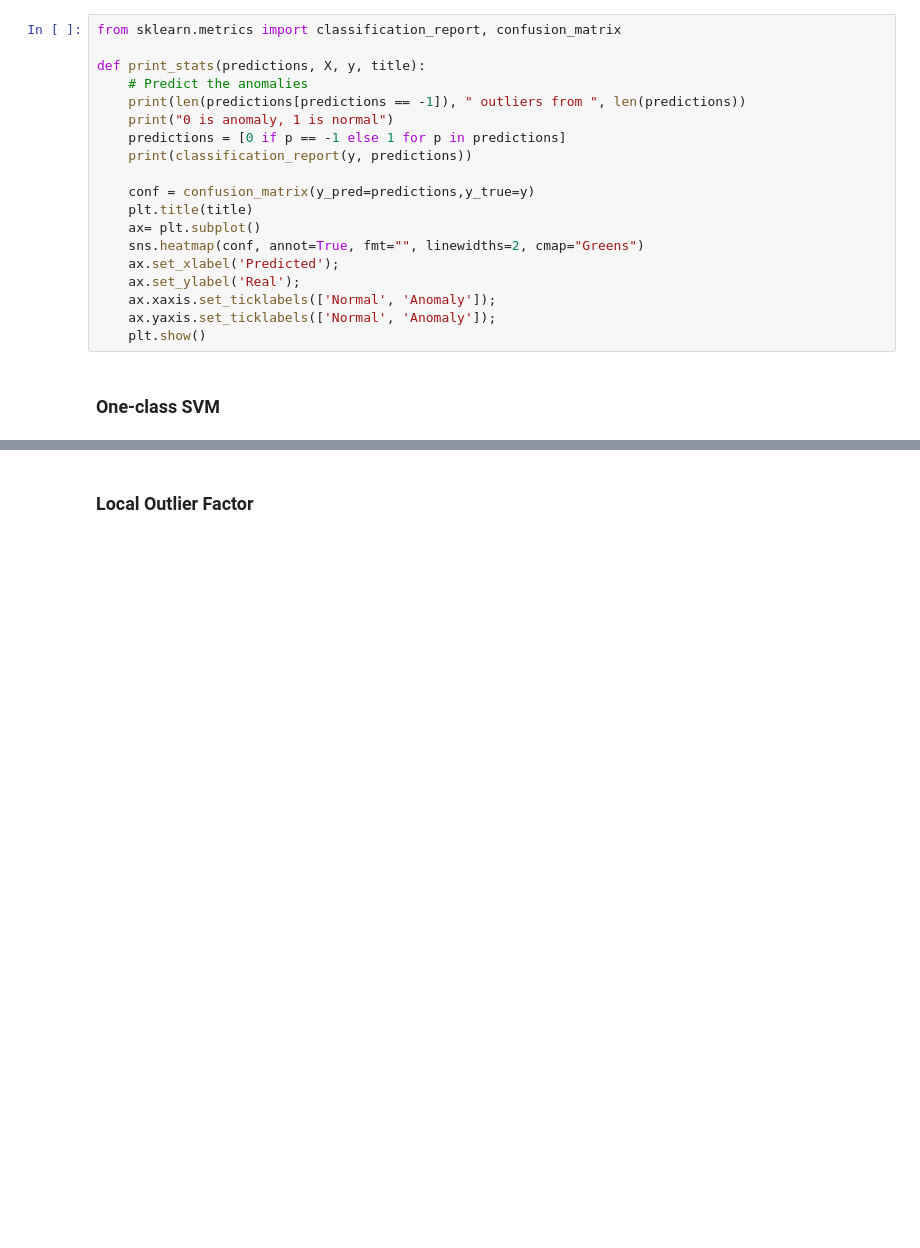
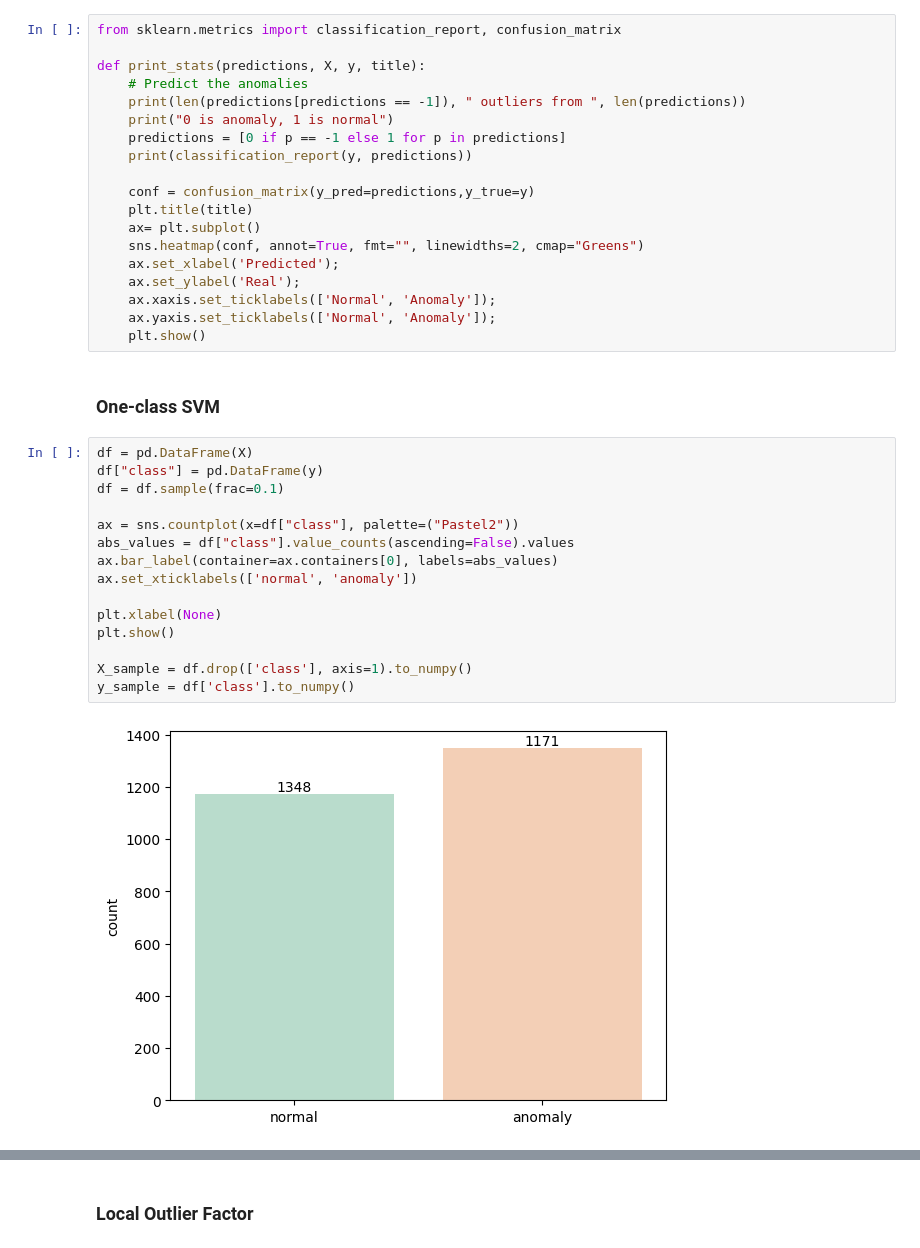
Before and after one commit to phoenixday/ml-algorithms, a Jupyter notebook: network-anomaly-detection.ipynb, the cells around one changed output, grey strips where cells are left out. Drawn from its saved outputs; the diff is of its cells as text; blank space fills up the shorter version.

Commit message:
Kaggle Notebook | Network Anomaly Detection | Version 7

```diff
--- a/network-anomaly-detection.ipynb
+++ b/network-anomaly-detection.ipynb
@@ -171,4 +268,21 @@ def print_stats(predictions, X, y, title):
     plt.show()
 # %% [markdown]
 ### One-class SVM
+# %%
+df = pd.DataFrame(X)
+df["class"] = pd.DataFrame(y)
+df = df.sample(frac=0.1)
+
+ax = sns.countplot(x=df["class"], palette=("Pastel2"))
+abs_values = df["class"].value_counts(ascending=False).values
+ax.bar_label(container=ax.containers[0], labels=abs_values)
+ax.set_xticklabels(['normal', 'anomaly'])
+
+plt.xlabel(None)
+plt.show()
+
+X_sample = df.drop(['class'], axis=1).to_numpy()
+y_sample = df['class'].to_numpy()
+# %% [output]
+[figure, added]
 # %%
```
Also changed, not shown: parts of 29 cells of this notebook.
